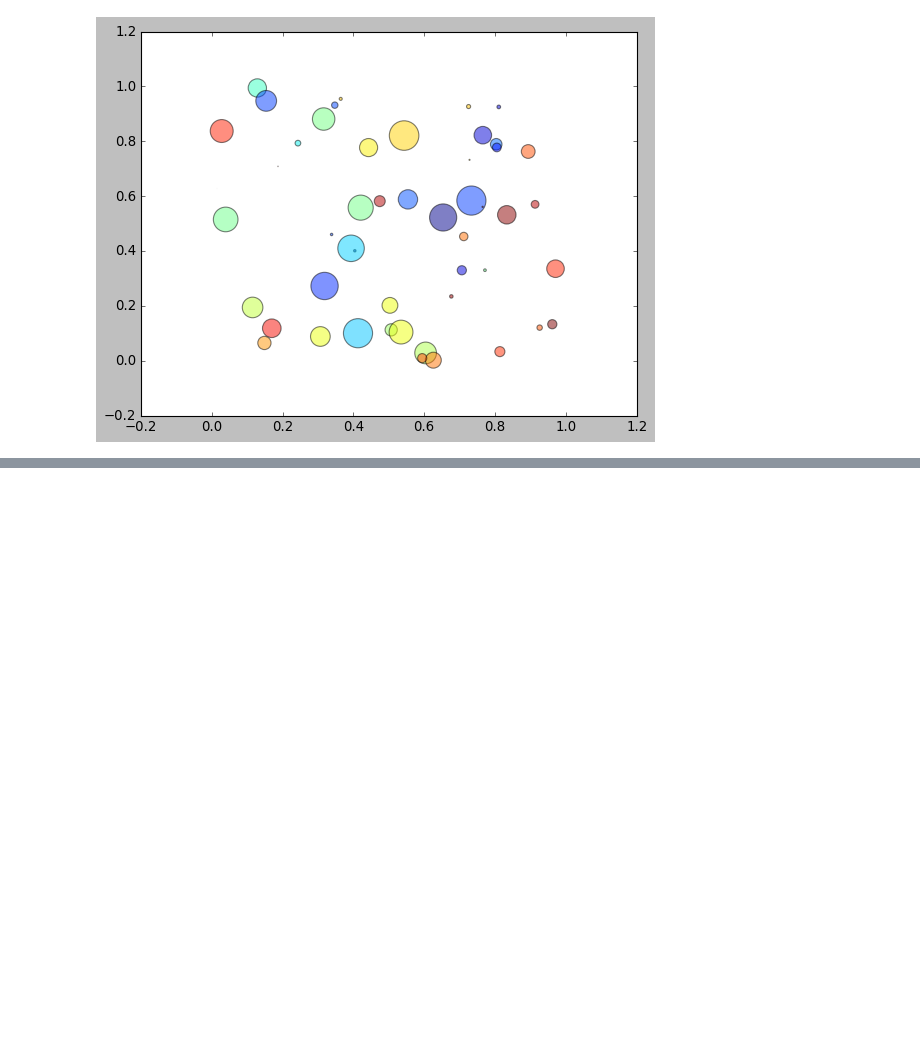
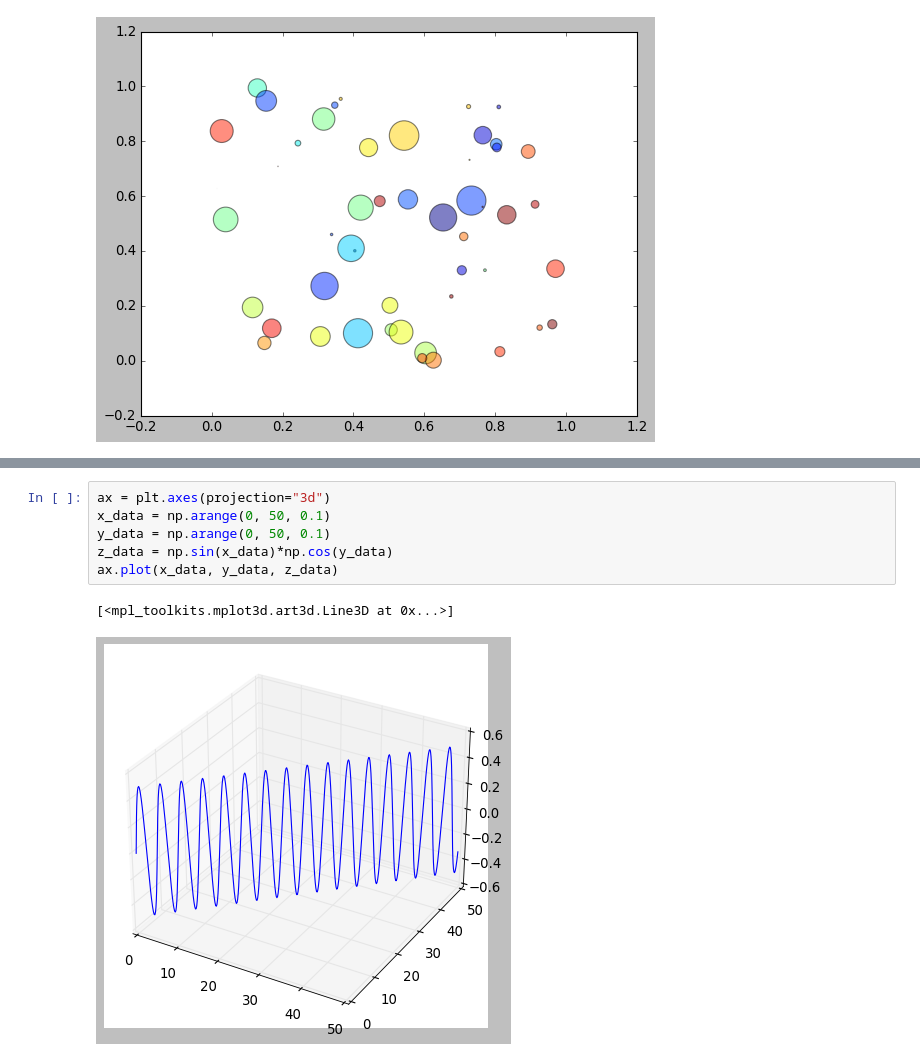
Before and after one commit to ZJimFang/LML, a Jupyter notebook: ModelPractice/Matplotlib.ipynb, the cells around one changed output, grey strips where cells are left out. Cells and saved outputs as stored; diff of their text form; blank space fills up the shorter version.

```diff
--- a/ModelPractice/Matplotlib.ipynb
+++ b/ModelPractice/Matplotlib.ipynb
@@ -149,0 +170,9 @@ plt.show()
+# %%
+ax = plt.axes(projection="3d")
+x_data = np.arange(0, 50, 0.1)
+y_data = np.arange(0, 50, 0.1)
+z_data = np.sin(x_data)*np.cos(y_data)
+ax.plot(x_data, y_data, z_data)
+# %% [output]
+[<mpl_toolkits.mplot3d.art3d.Line3D at 0x...>]
+[figure, added]
```
Also changed, not shown: parts of 5 cells of this notebook.
